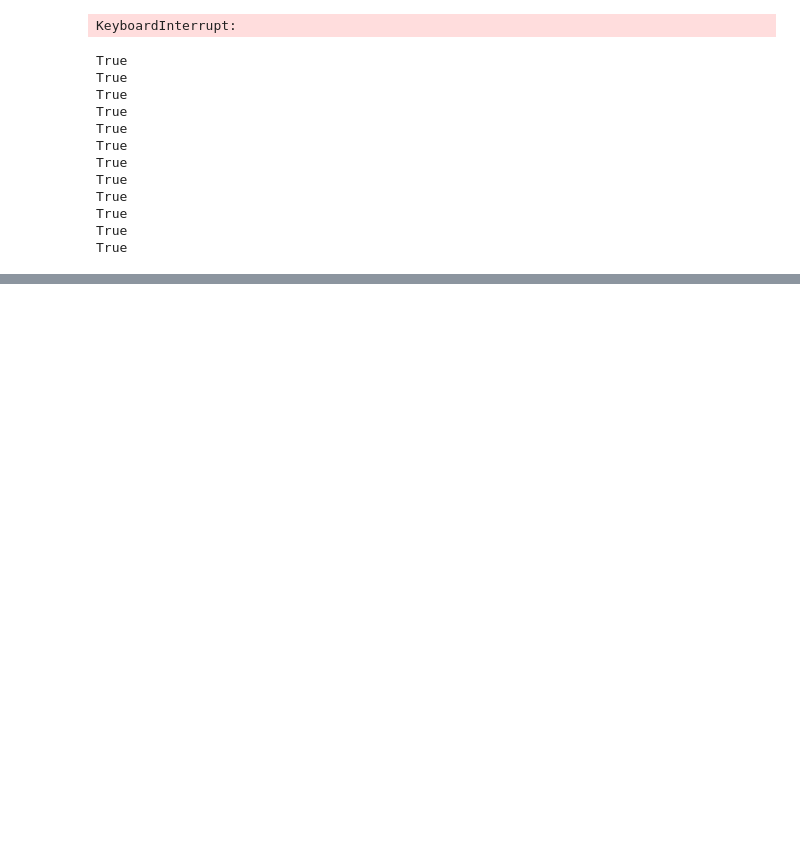
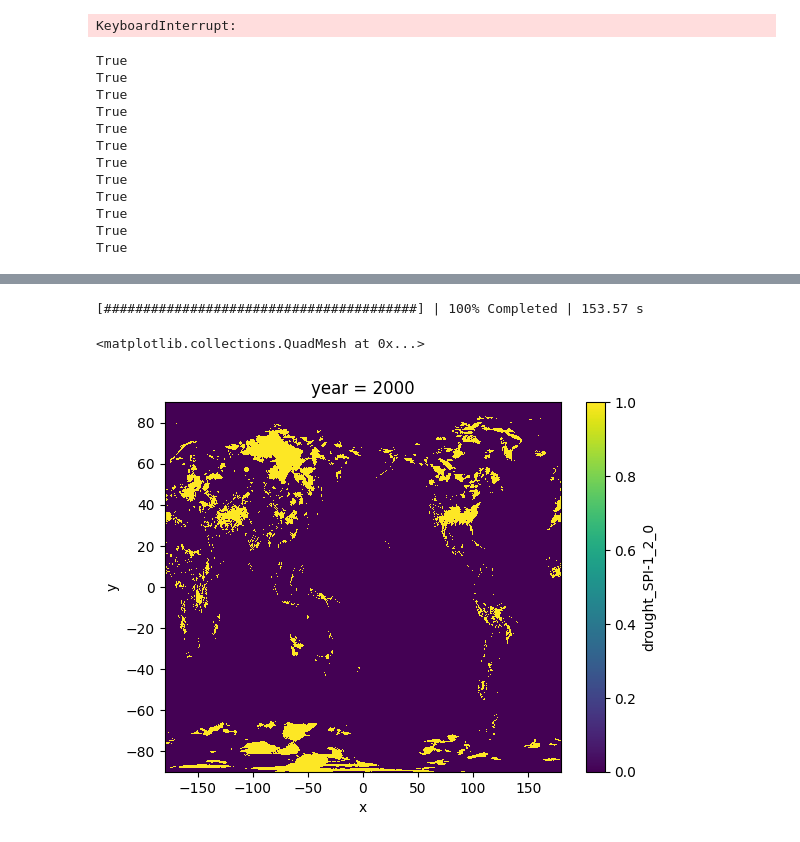
Before and after one commit to Queeno11/CLIENT-v2, a Jupyter notebook: debug_assigna_adm2.ipynb, the cells around one changed output, grey strips where cells are left out. Drawn from its saved outputs; the diff is of its cells as text; code cells hidden in the pictures; blank space fills up the shorter version.

Commit message:
working version with droughts and floods

```diff
--- a/debug_assigna_adm2.ipynb
+++ b/debug_assigna_adm2.ipynb
@@ -291,0 +344,20 @@ def get_bounds_from_chunk_number(chunk_number, total_chunks=8):
+# %%
+ds = xr.open_dataset(r"D:\World Bank\CLIENT v2\Data\Data_out\ERA5_droughts_yearly.nc", chunks={"x": 900, "y": 1800})
+def coordinates_from_0_360_to_180_180(ds):
+    ds["x"] = ds.x - 180
+    ds["x"] = ds.x.where(ds.x > -180, ds.x + 360)
+    ds = ds.sortby("x")
+    return ds
+
+with ProgressBar():
+    ds.to_netcdf(r"D:\World Bank\CLIENT v2\Data\Data_out\ERA5_droughts_yearly_corrected.nc")
+
+# ds.sel(year=2000)["drought_SPI-1_1_0"].plot()
+# %% [output]
+[########################################] | 100% Completed | 153.57 s
+# %%
+ds = xr.open_dataset(r"D:\World Bank\CLIENT v2\Data\Data_out\ERA5_droughts_yearly.nc")
+ds.sel(year=2000)["drought_SPI-1_2_0"].plot()
+# %% [output]
+<matplotlib.collections.QuadMesh at 0x...>
+[figure, added]
```
Also changed, not shown: parts of 12 cells of this notebook, 4 other files.
